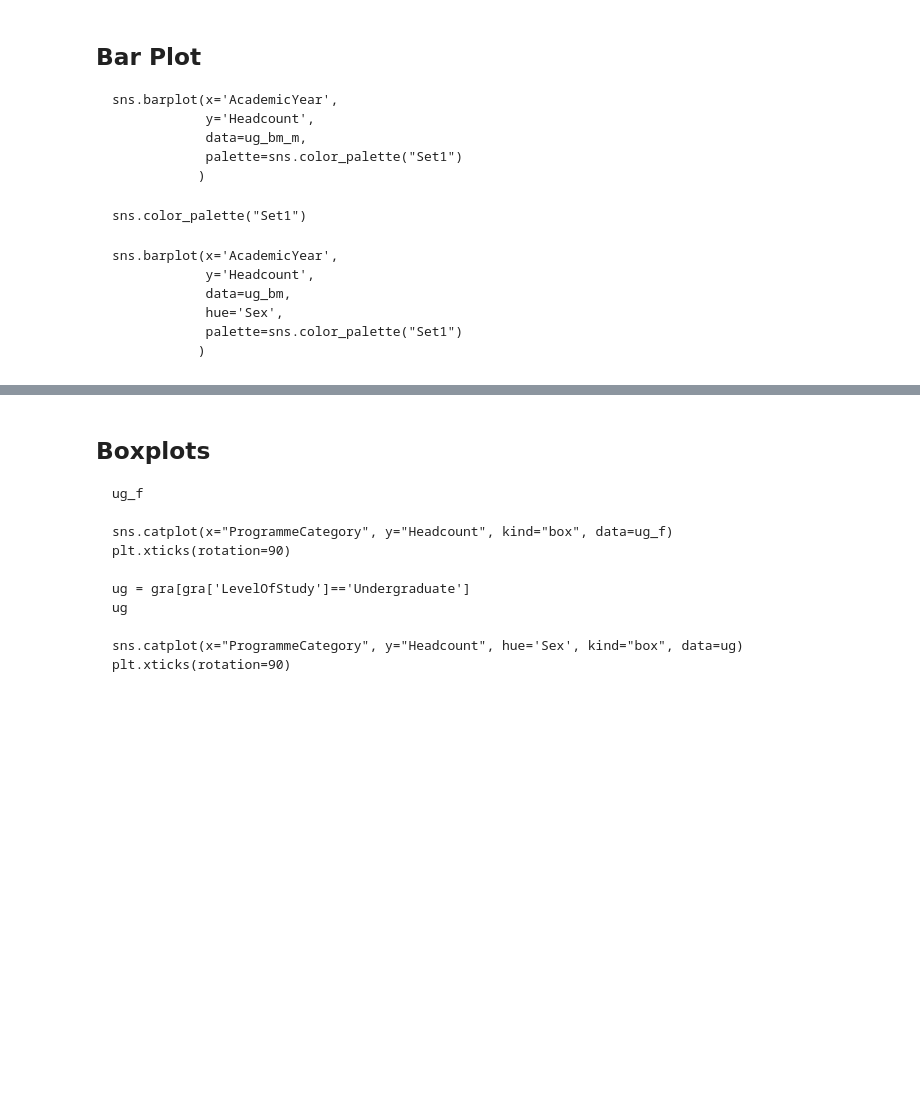
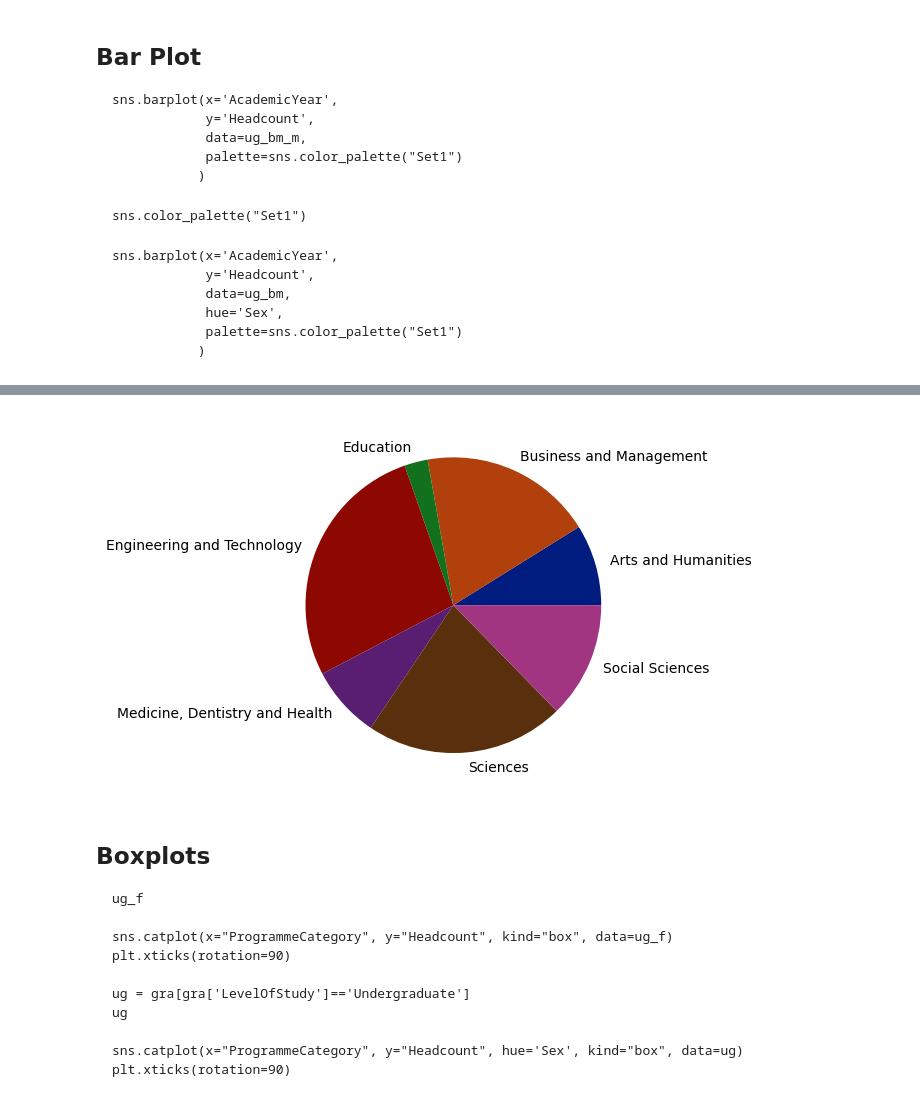
Before and after one commit to ngsanluk/PythonInter, a Jupyter notebook: Day2.ipynb, the cells around one changed output, grey strips where cells are left out. Cells and saved outputs as stored; diff of their text form; code cells hidden in the pictures; blank space fills up the shorter version.

```diff
--- a/Day2.ipynb
+++ b/Day2.ipynb
@@ -486,7 +734,9 @@ plt.show()
 # %%
 colors = sns.color_palette('dark')
-plt.pie(ug_m_2122['Headcount'], labels=ug_m_2122['ProgrammeCategory'], colors=colors)
+plt.pie(ug_m_2021['Headcount'], labels=ug_m_2021['ProgrammeCategory'], colors=colors)
 plt.show()
+# %% [output]
+[figure, added]
 # %% [markdown]
 ## Boxplots
 
```
Also changed, not shown: parts of 150 cells of this notebook, 1 other file.
